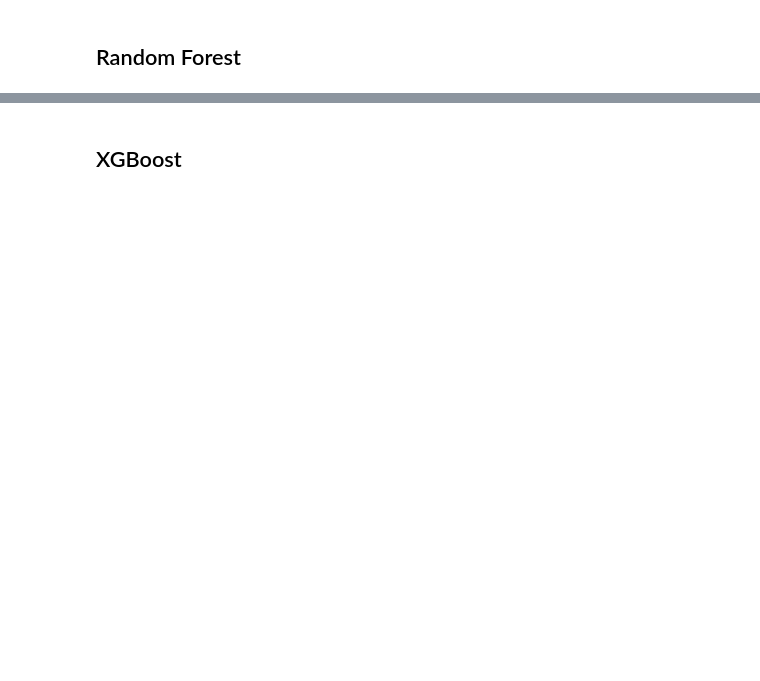
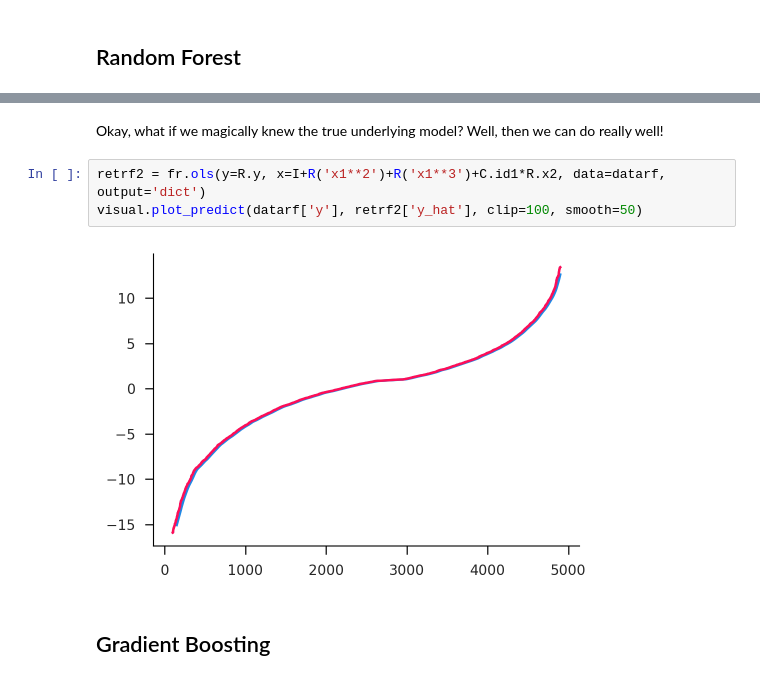
Before and after one commit to iamlemec/grad_code, a Jupyter notebook: lecture_3.ipynb, the cells around one changed output, grey strips where cells are left out. Saved outputs shown, nothing was run; the diff lists cells and outputs as text; blank space fills up the shorter version.

```diff
--- a/lecture_3.ipynb
+++ b/lecture_3.ipynb
@@ -223,2 +256,9 @@ ax.axis('square');
+# %% [markdown]
+Okay, what if we magically knew the true underlying model? Well, then we can do really well!
+# %%
+retrf2 = fr.ols(y=R.y, x=I+R('x1**2')+R('x1**3')+C.id1*R.x2, data=datarf, output='dict')
+visual.plot_predict(datarf['y'], retrf2['y_hat'], clip=100, smooth=50)
+# %% [output]
+[figure, added]
 # %% [markdown]
-## XGBoost
+## Gradient Boosting
```
Also changed, not shown: parts of 28 cells of this notebook, 2 other files.
